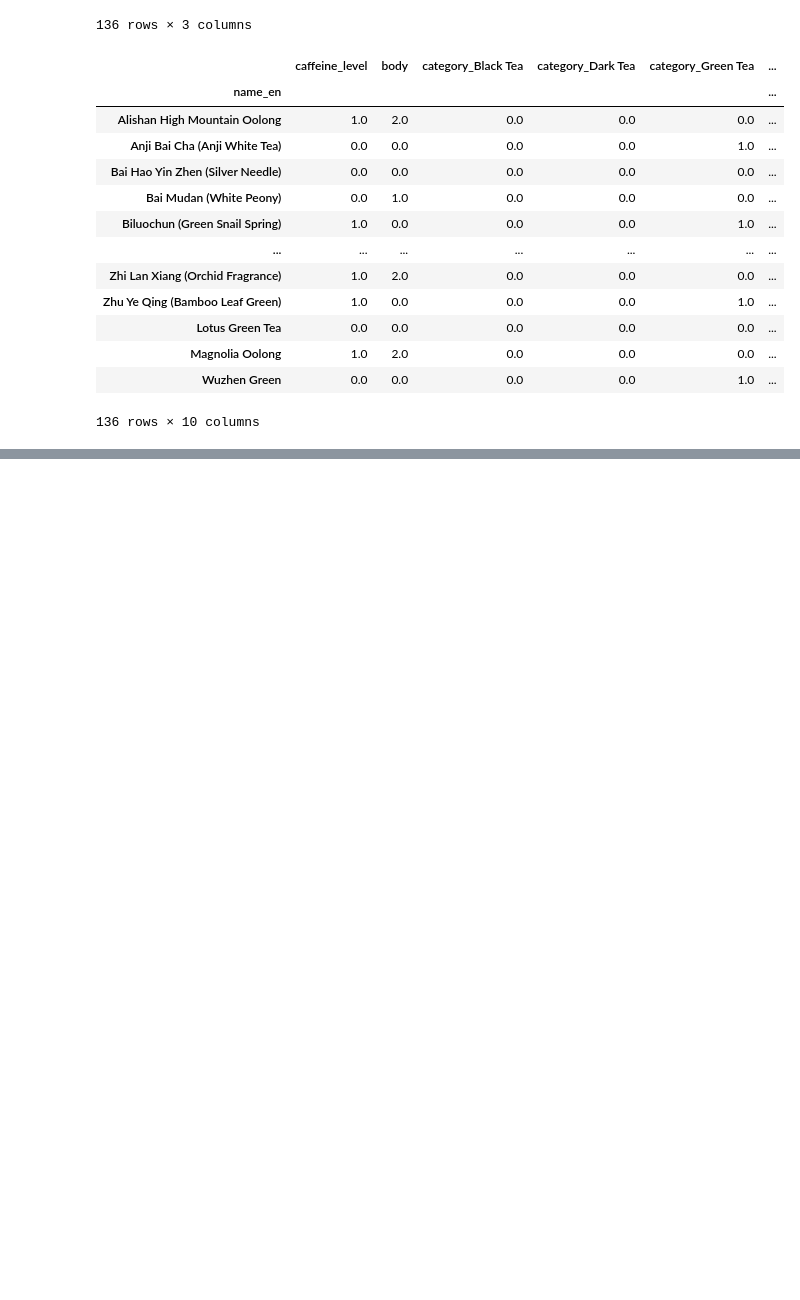
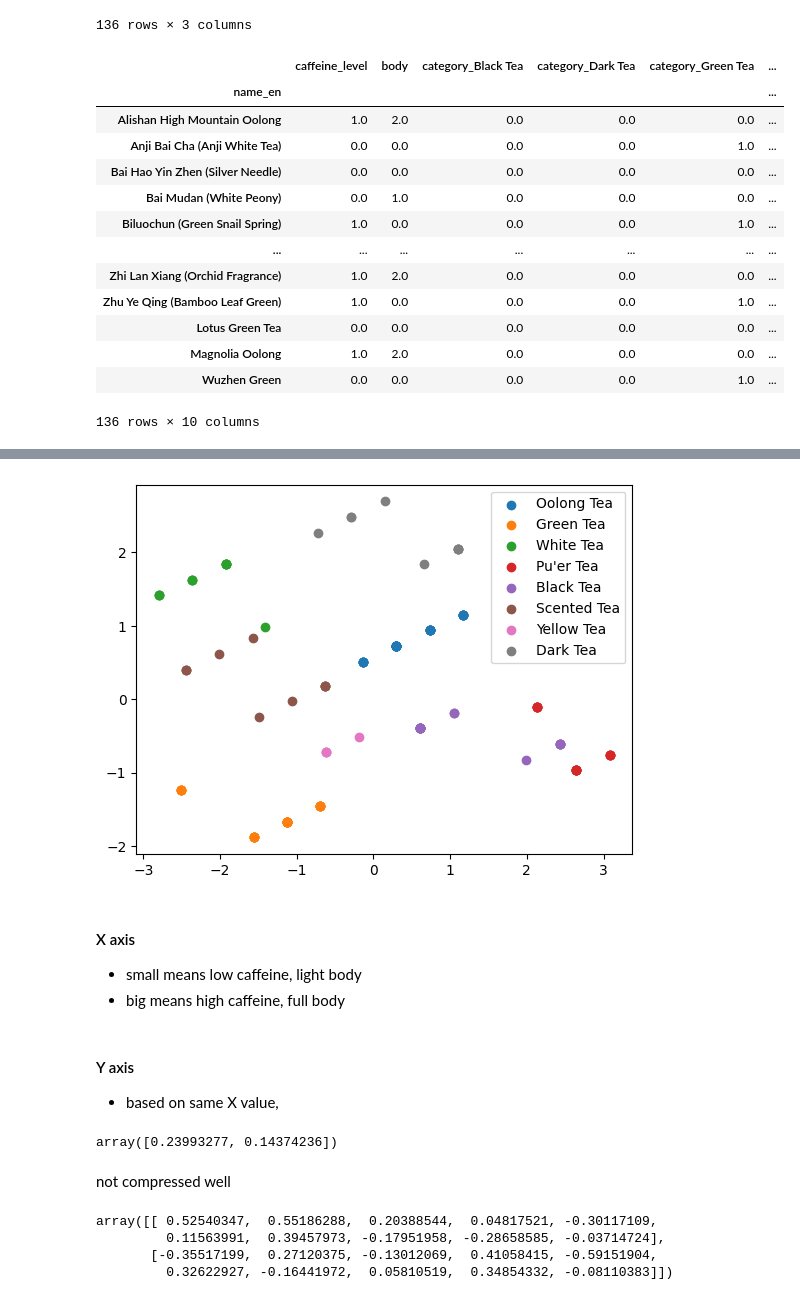
Before and after one commit to kanonyonezu/tea-app, a Jupyter notebook: teadata.ipynb, the cells around one changed output, grey strips where cells are left out. Saved outputs shown, nothing was run; the diff lists cells and outputs as text; code cells hidden in the pictures; blank space fills up the shorter version.

```diff
--- a/teadata.ipynb
+++ b/teadata.ipynb
@@ -181,0 +250,29 @@ df_pca
+# %%
+for cat in df["category"].unique():
+    mask = df["category"] == cat
+    plt.scatter(X_pca[mask, 0], X_pca[mask, 1], label=cat)
+
+plt.legend()
+plt.show()
+# %% [output]
+[figure, added]
+# %% [markdown]
+#### X axis
+- small means low caffeine, light body
+- big means high caffeine, full body
+# %% [markdown]
+#### Y axis
+- based on same X value,
+# %%
+pca.explained_variance_ratio_
+# %% [output]
+array([0.23993277, 0.14374236])
+# %% [markdown]
+not compressed well
+# %%
+pca.components_
+# %% [output]
+array([[ 0.52540347,  0.55186288,  0.20388544,  0.04817521, -0.30117109,
+         0.11563991,  0.39457973, -0.17951958, -0.28658585, -0.03714724],
+       [-0.35517199,  0.27120375, -0.13012069,  0.41058415, -0.59151904,
+         0.32622927, -0.16441972,  0.05810519,  0.34854332, -0.08110383]])
```
Also changed, not shown: parts of 18 cells of this notebook.
